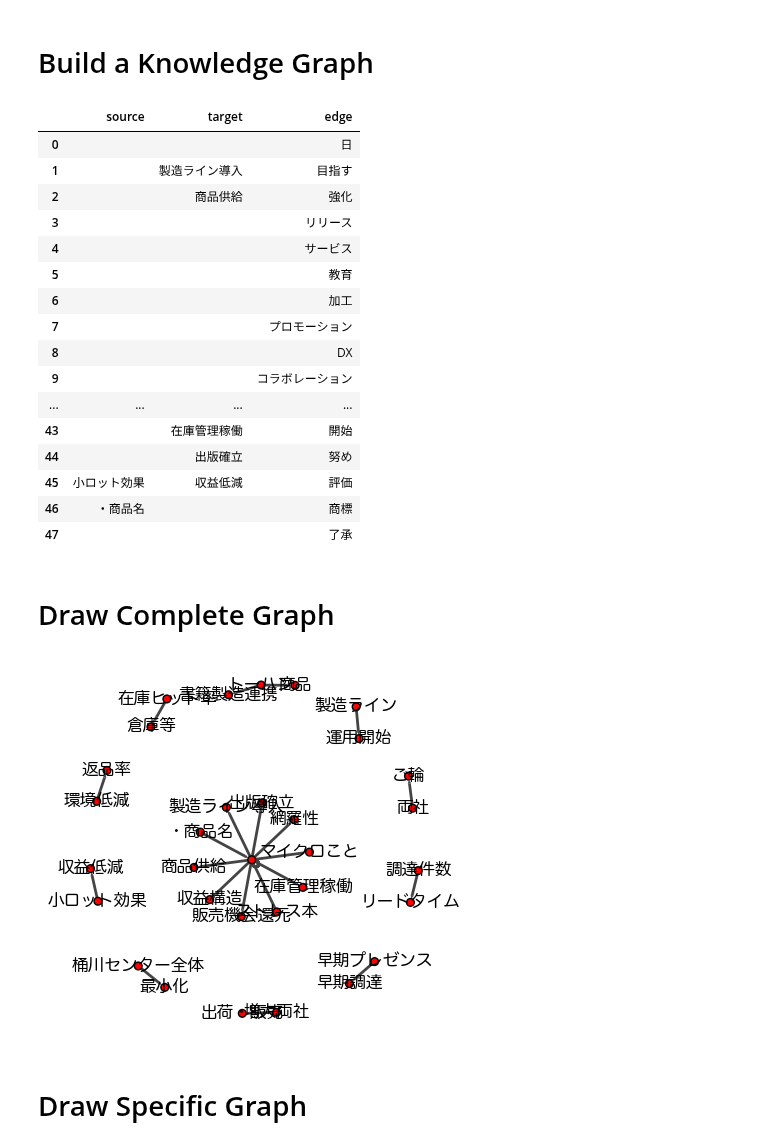
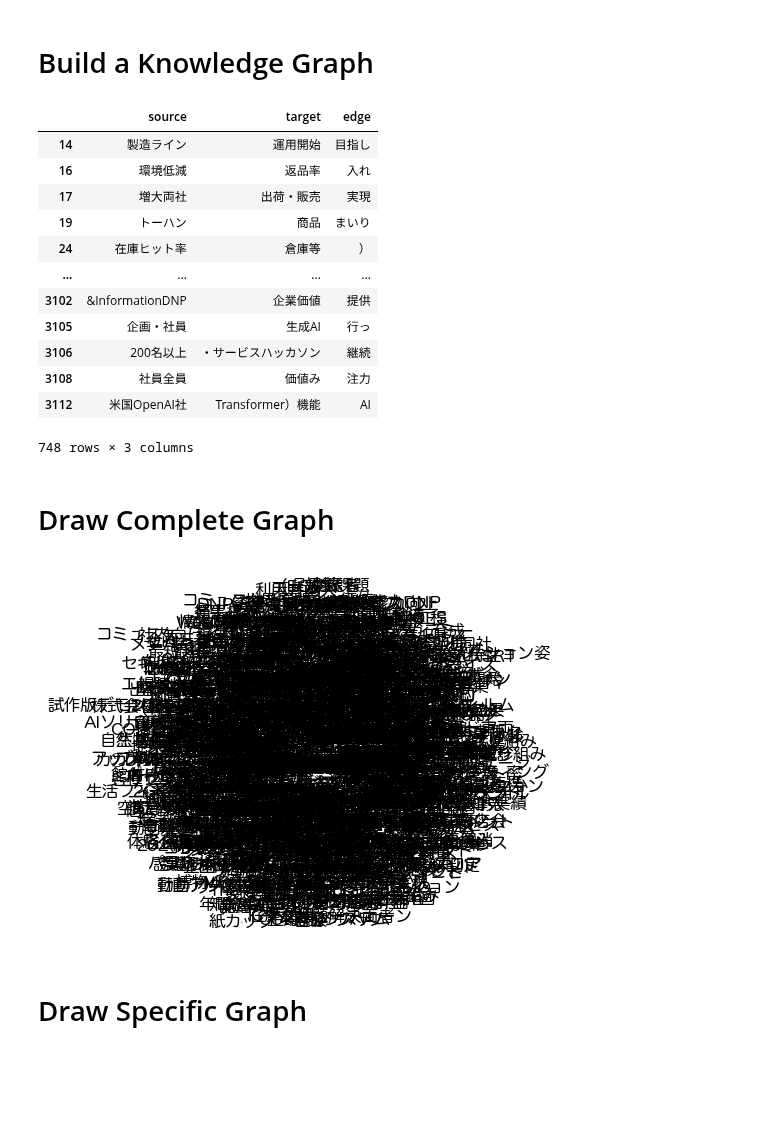
Before and after one commit to smallcat9603/graph, a Jupyter notebook: dnp/kg/noun-verb-dnp.ipynb, the cells around one changed output. Cells and saved outputs as stored; diff of their text form; code cells hidden in the pictures; blank space fills up the shorter version.

```diff
--- a/dnp/kg/noun-verb-dnp.ipynb
+++ b/dnp/kg/noun-verb-dnp.ipynb
@@ -11,11 +11,12 @@ import spacy
 # Read File
 # %%
 dir = "data/newsrelease_B-1-100_C-1-4/"
-file_path = dir + "B-1.txt"
-
-with open(file_path, "r", encoding="utf-8") as file:
-    text = file.read()
-sentences = re.split(r'\n+', text)
+sentences = []
+for i in range(1, 101):
+    file_path = dir + "B-" + str(i) + ".txt"
+    with open(file_path, "r", encoding="utf-8") as file:
+        text = file.read()
+    sentences += re.split(r'\n+', text)
 # %% [markdown]
 # Load NLP Model
 # %%
@@ -161,45 +162,40 @@ dtype: int64
 source = [i[0] for i in entity_pairs]
 target = [i[1] for i in entity_pairs]
 
-kg_df = pd.DataFrame({'source':source, 'target':target, 'edge':relations})
-kg_df
-
-如何处理：pd.DataFrame({'source':source, 'target':target, 'edge':relations})中source，target和edge中任何一项为空字符串时则删除对应的source，target和edge
+df = pd.DataFrame({'source':source, 'target':target, 'edge':relations})
+df = df[~((df['source'] == '') | (df['target'] == '') | (df['edge'] == ''))]
+df
 # %% [output]
 |  | source | target | edge |
-| 0 |  |  | 日 |
-| 1 |  | 製造ライン導入 | 目指す |
-| 2 |  | 商品供給 | 強化 |
-| 3 |  |  | リリース |
-| 4 |  |  | サービス |
-| 5 |  |  | 教育 |
-| 6 |  |  | 加工 |
-| 7 |  |  | プロモーション |
-| 8 |  |  | DX |
-| 9 |  |  | コラボレーション |
+| 14 | 製造ライン | 運用開始 | 目指し |
+| 16 | 環境低減 | 返品率 | 入れ |
+| 17 | 増大両社 | 出荷・販売 | 実現 |
+| 19 | トーハン | 商品 | まいり |
+| 24 | 在庫ヒット率 | 倉庫等 | ） |
 | ... | ... | ... | ... |
-| 43 |  | 在庫管理稼働 | 開始 |
-| 44 |  | 出版確立 | 努め |
-| 45 | 小ロット効果 | 収益低減 | 評価 |
-| 46 | ・商品名 |  | 商標 |
-| 47 |  |  | 了承 |
+| 3102 | &InformationDNP | 企業価値 | 提供 |
+| 3105 | 企画・社員 | 生成AI | 行っ |
+| 3106 | 200名以上 | ・サービスハッカソン | 継続 |
+| 3108 | 社員全員 | 価値み | 注力 |
+| 3112 | 米国OpenAI社 | Transformer）機能 | AI |
+748 rows × 3 columns
 # %% [markdown]
 # Draw Complete Graph
 # %%
 # create a directed-graph from a dataframe (network)
 # G = nx.from_pandas_edgelist(kg_df, "source", "target", edge_attr=True, create_using=nx.MultiDiGraph())
 # plt.figure(figsize=(12,12))
 # pos = nx.spring_layout(G)
 # nx.draw(G, with_labels=True, node_color='red', edge_cmap=plt.cm.Blues, pos = pos)
 # plt.show()
 
 # igraph
-G = ig.Graph.DataFrame(kg_df, directed=True, use_vids=False)
+G = ig.Graph.DataFrame(df, directed=True, use_vids=False)
 fig, ax = plt.subplots()
 ig.plot(G, target=ax, vertex_color="red", vertex_label=G.vs["name"])
 plt.show()
 # %% [output]
-[figure, old version]
+[figure, new version]
 # %% [markdown]
 # Draw Specific Graph
 # %%
```
Also changed, not shown: parts of 4 cells of this notebook.
